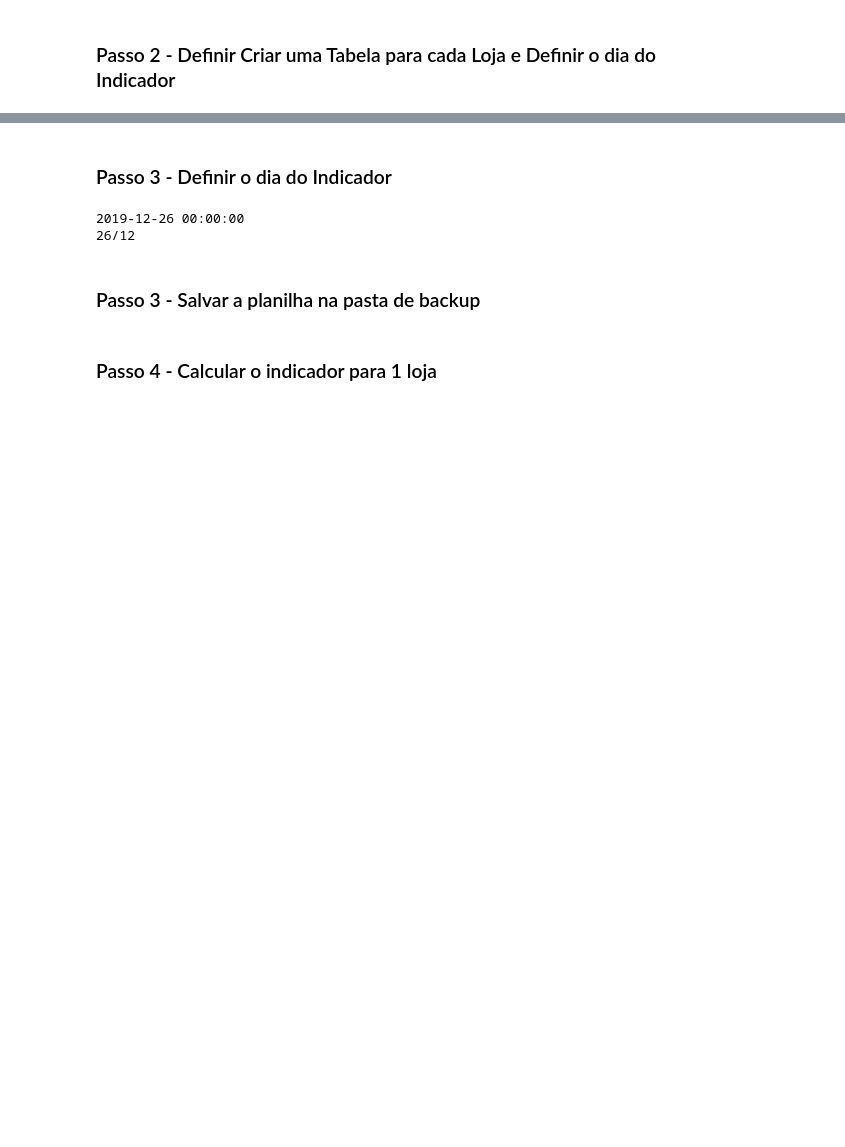
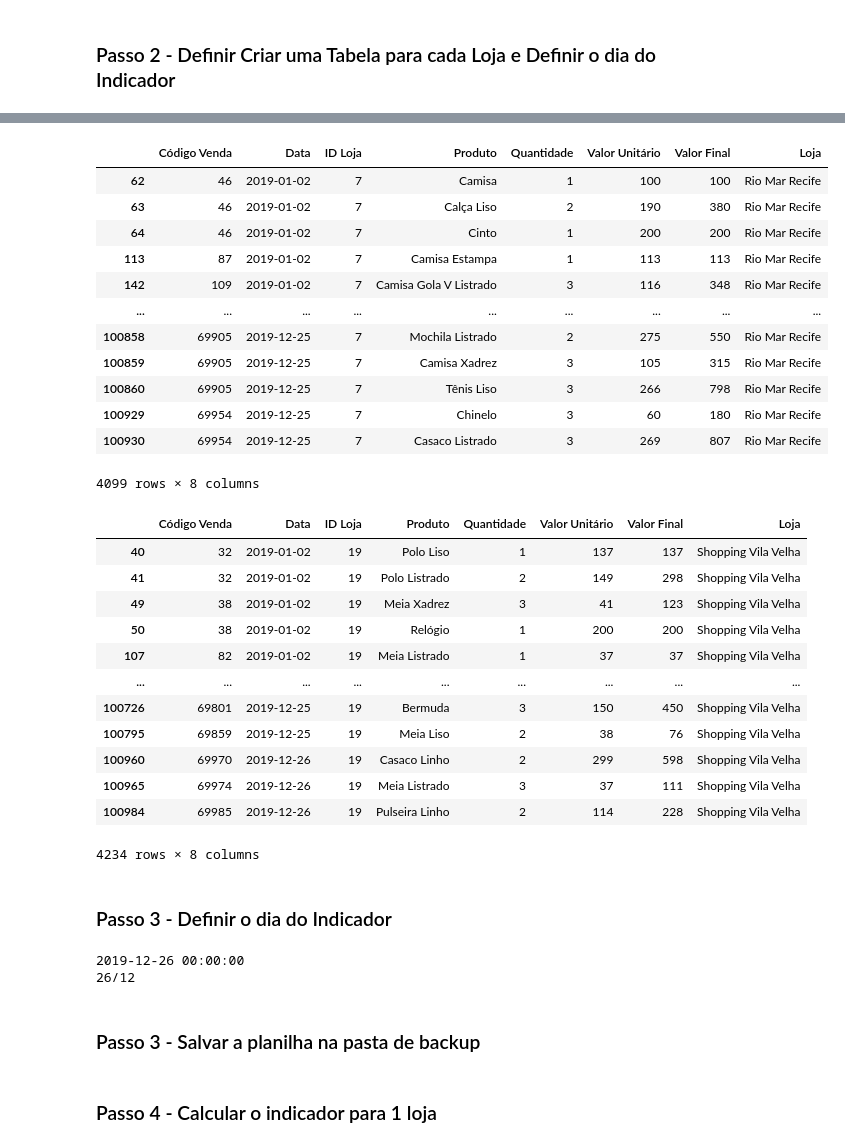
Before and after one commit to deboramargaretesantos/Projeto-AutomacaoIndicadores, a Jupyter notebook: Automacao de Processo.ipynb, the cells around one changed output, grey strips where cells are left out. Cells and saved outputs as stored; diff of their text form; code cells hidden in the pictures; blank space fills up the shorter version.

```diff
--- a/Automacao de Processo.ipynb
+++ b/Automacao de Processo.ipynb
@@ -56,7 +82,36 @@ print(vendas)
 # %%
 dicionario_lojas = {}
 for loja in lojas['Loja']:
     dicionario_lojas[loja] = vendas.loc[vendas['Loja']==loja, :]
+display(dicionario_lojas['Rio Mar Recife'])
+display(dicionario_lojas['Shopping Vila Velha'])
+# %% [output]
+|  | Código Venda | Data | ID Loja | Produto | Quantidade | Valor Unitário | Valor Final | Loja |
+| 62 | 46 | 2019-01-02 | 7 | Camisa | 1 | 100 | 100 | Rio Mar Recife |
+| 63 | 46 | 2019-01-02 | 7 | Calça Liso | 2 | 190 | 380 | Rio Mar Recife |
+| 64 | 46 | 2019-01-02 | 7 | Cinto | 1 | 200 | 200 | Rio Mar Recife |
+| 113 | 87 | 2019-01-02 | 7 | Camisa Estampa | 1 | 113 | 113 | Rio Mar Recife |
+| 142 | 109 | 2019-01-02 | 7 | Camisa Gola V Listrado | 3 | 116 | 348 | Rio Mar Recife |
+| ... | ... | ... | ... | ... | ... | ... | ... | ... |
+| 100858 | 69905 | 2019-12-25 | 7 | Mochila Listrado | 2 | 275 | 550 | Rio Mar Recife |
+| 100859 | 69905 | 2019-12-25 | 7 | Camisa Xadrez | 3 | 105 | 315 | Rio Mar Recife |
+| 100860 | 69905 | 2019-12-25 | 7 | Tênis Liso | 3 | 266 | 798 | Rio Mar Recife |
+| 100929 | 69954 | 2019-12-25 | 7 | Chinelo | 3 | 60 | 180 | Rio Mar Recife |
+| 100930 | 69954 | 2019-12-25 | 7 | Casaco Listrado | 3 | 269 | 807 | Rio Mar Recife |
+4099 rows × 8 columns
+|  | Código Venda | Data | ID Loja | Produto | Quantidade | Valor Unitário | Valor Final | Loja |
+| 40 | 32 | 2019-01-02 | 19 | Polo Liso | 1 | 137 | 137 | Shopping Vila Velha |
+| 41 | 32 | 2019-01-02 | 19 | Polo Listrado | 2 | 149 | 298 | Shopping Vila Velha |
+| 49 | 38 | 2019-01-02 | 19 | Meia Xadrez | 3 | 41 | 123 | Shopping Vila Velha |
+| 50 | 38 | 2019-01-02 | 19 | Relógio | 1 | 200 | 200 | Shopping Vila Velha |
+| 107 | 82 | 2019-01-02 | 19 | Meia Listrado | 1 | 37 | 37 | Shopping Vila Velha |
+| ... | ... | ... | ... | ... | ... | ... | ... | ... |
+| 100726 | 69801 | 2019-12-25 | 19 | Bermuda | 3 | 150 | 450 | Shopping Vila Velha |
+| 100795 | 69859 | 2019-12-25 | 19 | Meia Liso | 2 | 38 | 76 | Shopping Vila Velha |
+| 100960 | 69970 | 2019-12-26 | 19 | Casaco Linho | 2 | 299 | 598 | Shopping Vila Velha |
+| 100965 | 69974 | 2019-12-26 | 19 | Meia Listrado | 3 | 37 | 111 | Shopping Vila Velha |
+| 100984 | 69985 | 2019-12-26 | 19 | Pulseira Linho | 2 | 114 | 228 | Shopping Vila Velha |
+4234 rows × 8 columns
 # %% [markdown]
 ### Passo 3 - Definir o dia do Indicador
 # %%
```
Also changed, not shown: parts of 3 cells of this notebook.
